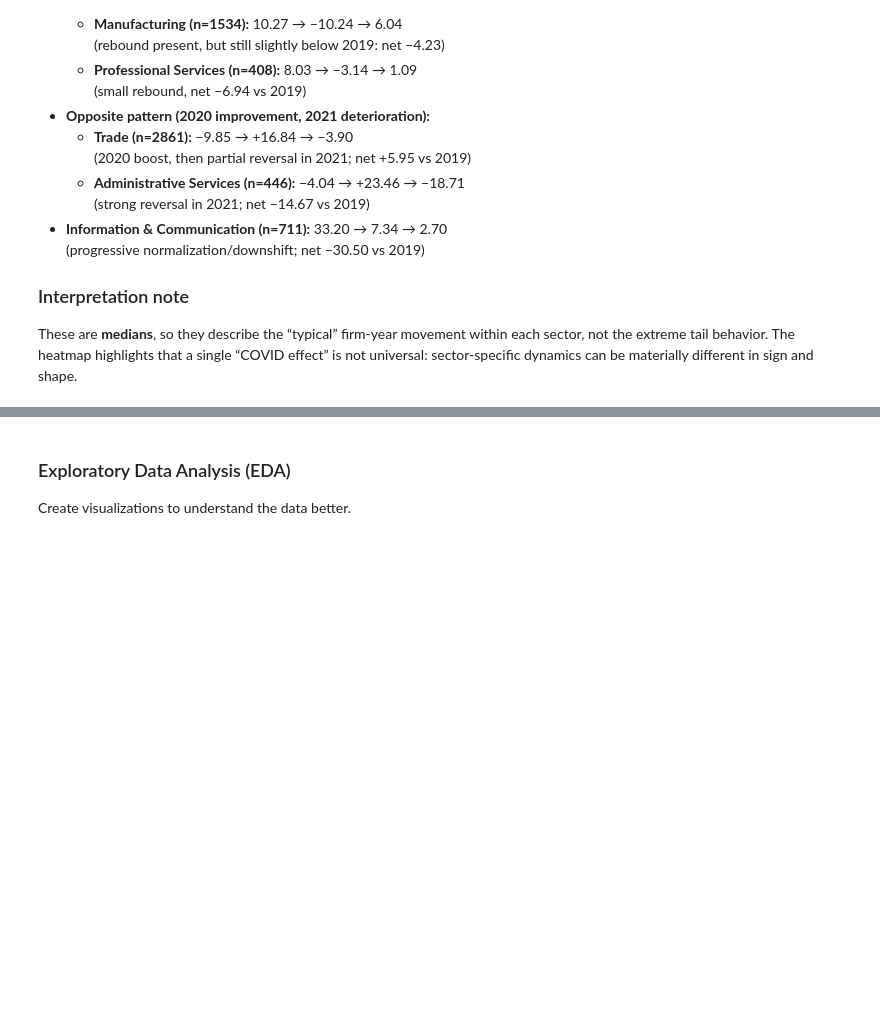
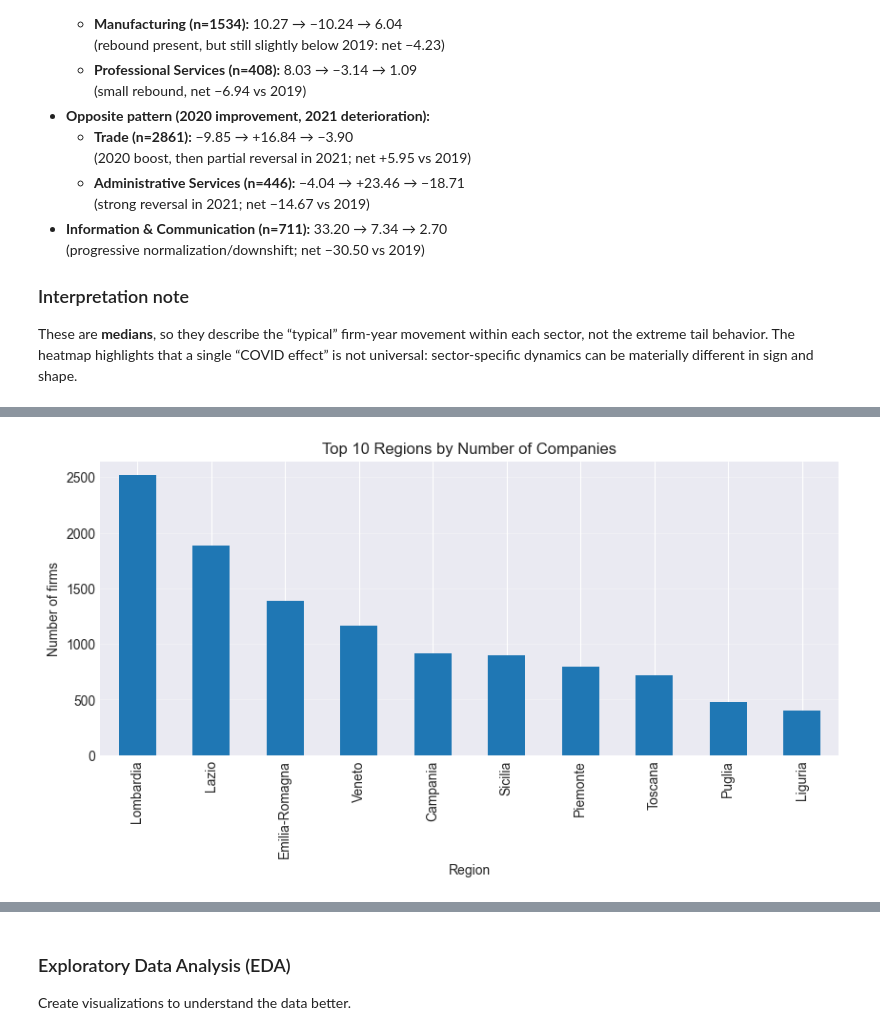
Before and after one commit to MoriondoTommaso/italian-financial-challenge, a Jupyter notebook: notebooks/Final.ipynb, the cells around one changed output, grey strips where cells are left out. Cells and saved outputs as stored; diff of their text form; code cells hidden in the pictures; blank space fills up the shorter version.

```diff
--- a/notebooks/Final.ipynb
+++ b/notebooks/Final.ipynb
@@ -1052,0 +1072,14 @@ These are **medians**, so they describe the “typical” firm-year movement wit
+# %%
+# Company count by region
+region_counts = train_df['region'].value_counts().sort_values(ascending=False)
+region_counts.head(10)
+
+import matplotlib.pyplot as plt
+region_counts.head(10).plot(kind='bar', figsize=(10,4))
+plt.title("Top 10 Regions by Number of Companies")
+plt.ylabel("Number of firms")
+plt.xlabel("Region")
+plt.grid(axis='y', alpha=0.3)
+plt.show()
+# %% [output]
+[figure, added]
```
Also changed, not shown: parts of 24 cells of this notebook, 2 other files.
